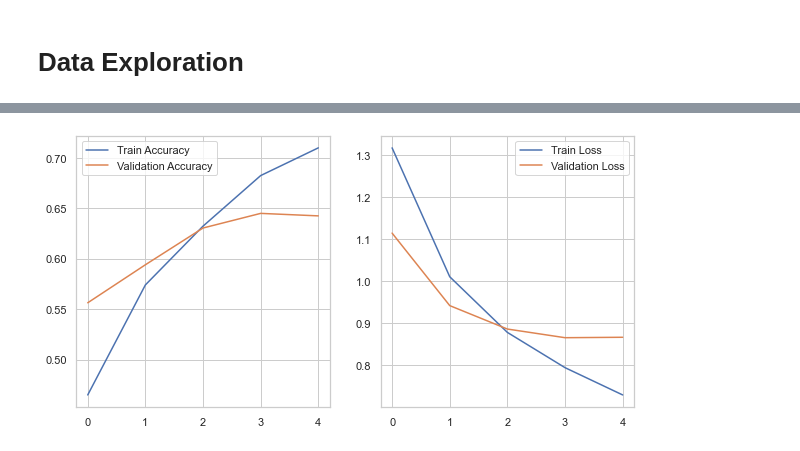
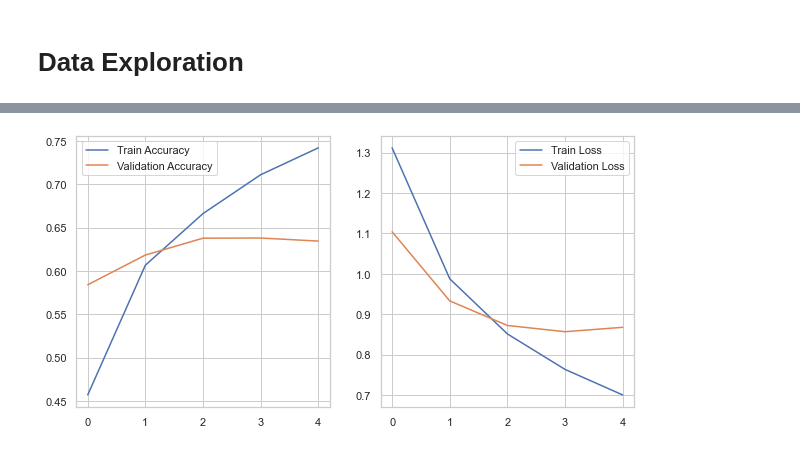
Before and after one commit to Caellwyn/product-flexible-twitter-sentiment-analysis, a Jupyter notebook: reports/report_notebook.ipynb, the cells around one changed output, grey strips where cells are left out. Saved outputs shown, nothing was run; the diff lists cells and outputs as text; code cells hidden in the pictures.

```diff
--- a/reports/report_notebook.ipynb
+++ b/reports/report_notebook.ipynb
@@ -122,7 +188,8 @@ The dense layer allows the model to abstract what it learns to some degree befor
 # %%
-def make_RNN():
+def make_RNN(dictionary_length,sequence_len):
+    embedding_size = 64
     model = Sequential()
-    model.add(Embedding(len(tokenizer.word_index.keys())+1, sequence_len))
+    model.add(Embedding(dictionary_length, sequence_len))
     model.add(Bidirectional(LSTM(units=5,
                                  return_sequences=True,
                                  dropout=0.2,
@@ -138,14 +205,14 @@ def make_RNN():
                   metrics=['acc'])
 
     return model
-
-RNN =  make_RNN()
-history = RNN.fit(X_train, y_train,
-                     epochs = 5,
-                     batch_size = 100,
-                     validation_data = (X_test,y_test),
-                     verbose = 0)
-me.graph_model_history(history)
-# %% [output]
-[figure, removed]
+# %%
+RNN =  make_RNN(dictionary_length,sequence_len)
+history = RNN.fit(X_train_NN, y_train,
+                     epochs = 5,
+                     batch_size = 100,
+                     validation_data = (X_test_NN,y_test),
+                     verbose = 0)
+me.graph_model_history(history)
+# %% [output]
+[figure, added]
 # %%
```
Also changed, not shown: parts of 25 cells of this notebook, 1 other file.
